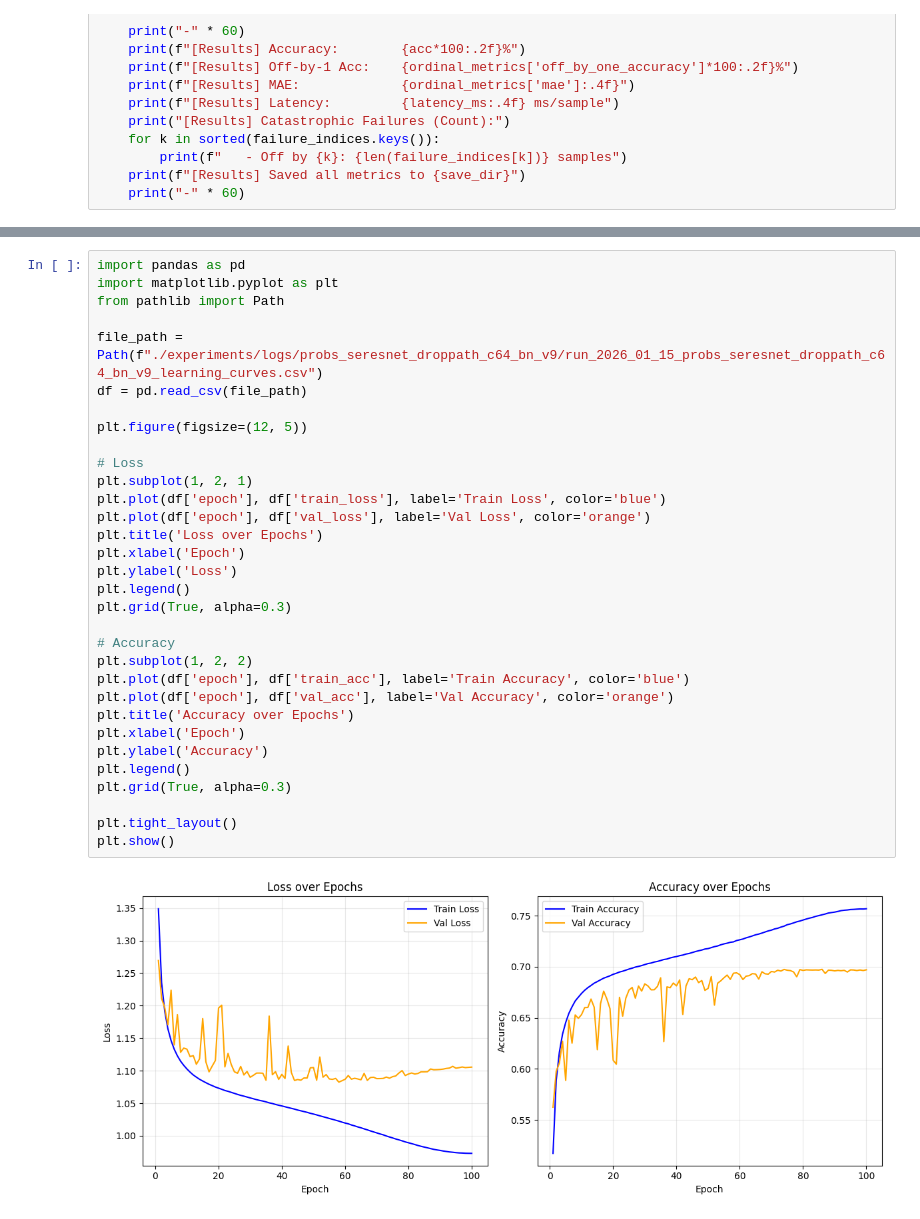
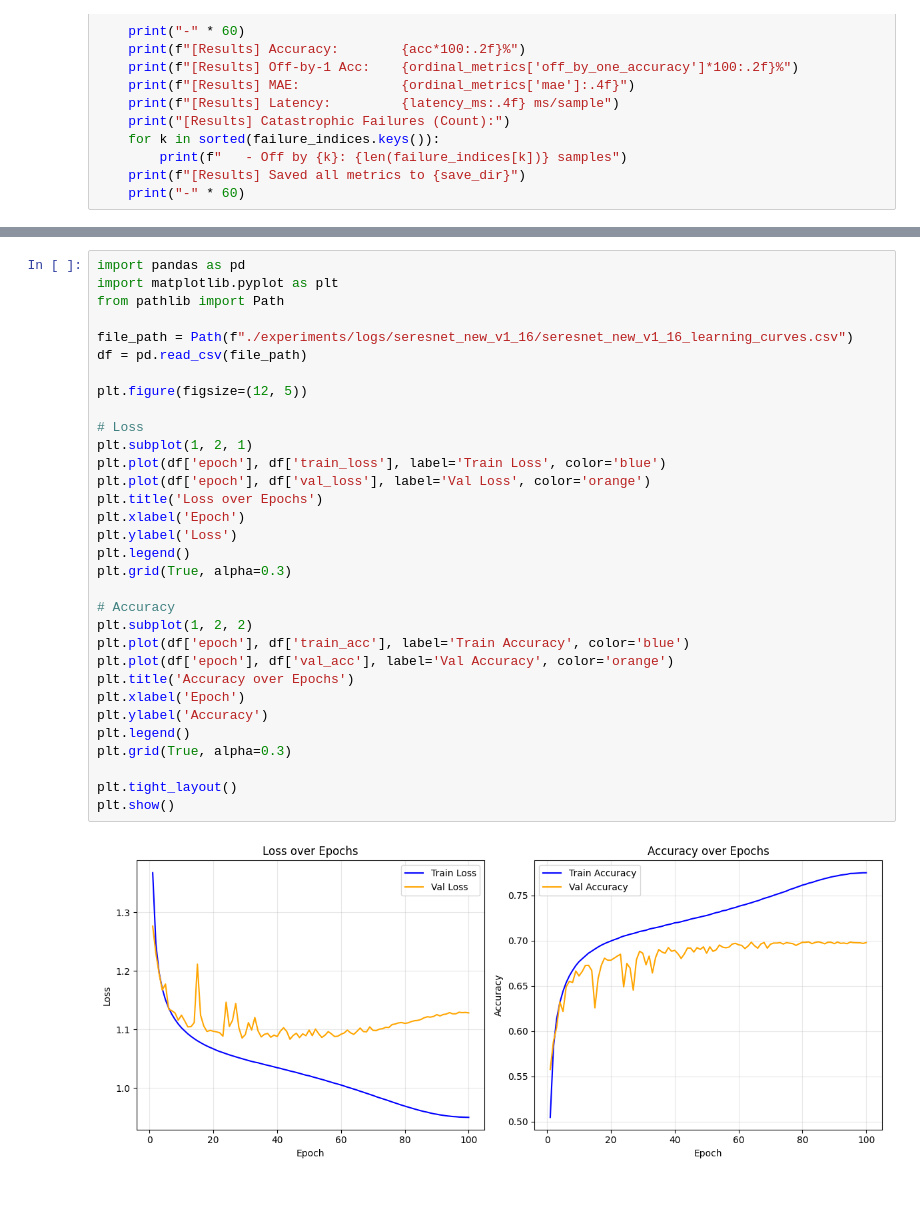
Before and after one commit to wang-yuancheng/chess, a Jupyter notebook: 04_model_training_cnn.ipynb, the cells around one changed output, grey strips where cells are left out. Drawn from its saved outputs; the diff is of its cells as text.

```diff
--- a/04_model_training_cnn.ipynb
+++ b/04_model_training_cnn.ipynb
@@ -853,32 +853,32 @@ import pandas as pd
 import matplotlib.pyplot as plt
 from pathlib import Path
 
-file_path = Path(f"./experiments/logs/probs_seresnet_droppath_c64_bn_v9/run_2026_01_15_probs_seresnet_droppath_c64_bn_v9_learning_curves.csv")
+file_path = Path(f"./experiments/logs/seresnet_new_v1_16/seresnet_new_v1_16_learning_curves.csv")
 df = pd.read_csv(file_path)
 
 plt.figure(figsize=(12, 5))
 
 # Loss
 plt.subplot(1, 2, 1)
 plt.plot(df['epoch'], df['train_loss'], label='Train Loss', color='blue')
 plt.plot(df['epoch'], df['val_loss'], label='Val Loss', color='orange')
 plt.title('Loss over Epochs')
 plt.xlabel('Epoch')
 plt.ylabel('Loss')
 plt.legend()
 plt.grid(True, alpha=0.3)
 
 # Accuracy
 plt.subplot(1, 2, 2)
 plt.plot(df['epoch'], df['train_acc'], label='Train Accuracy', color='blue')
 plt.plot(df['epoch'], df['val_acc'], label='Val Accuracy', color='orange')
 plt.title('Accuracy over Epochs')
 plt.xlabel('Epoch')
 plt.ylabel('Accuracy')
 plt.legend()
 plt.grid(True, alpha=0.3)
 
 plt.tight_layout()
 plt.show()
 # %% [output]
-[figure, old version]
+[figure, new version]
```
Also changed, not shown: parts of 7 cells of this notebook, 6 other files.
